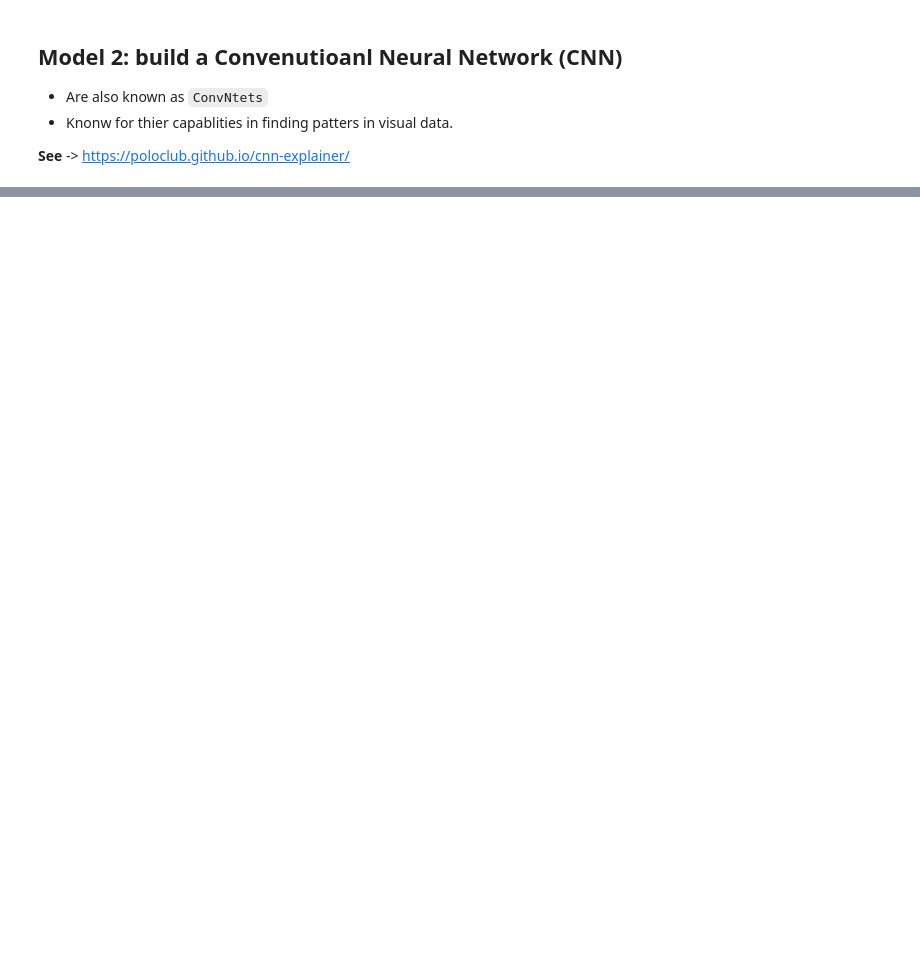
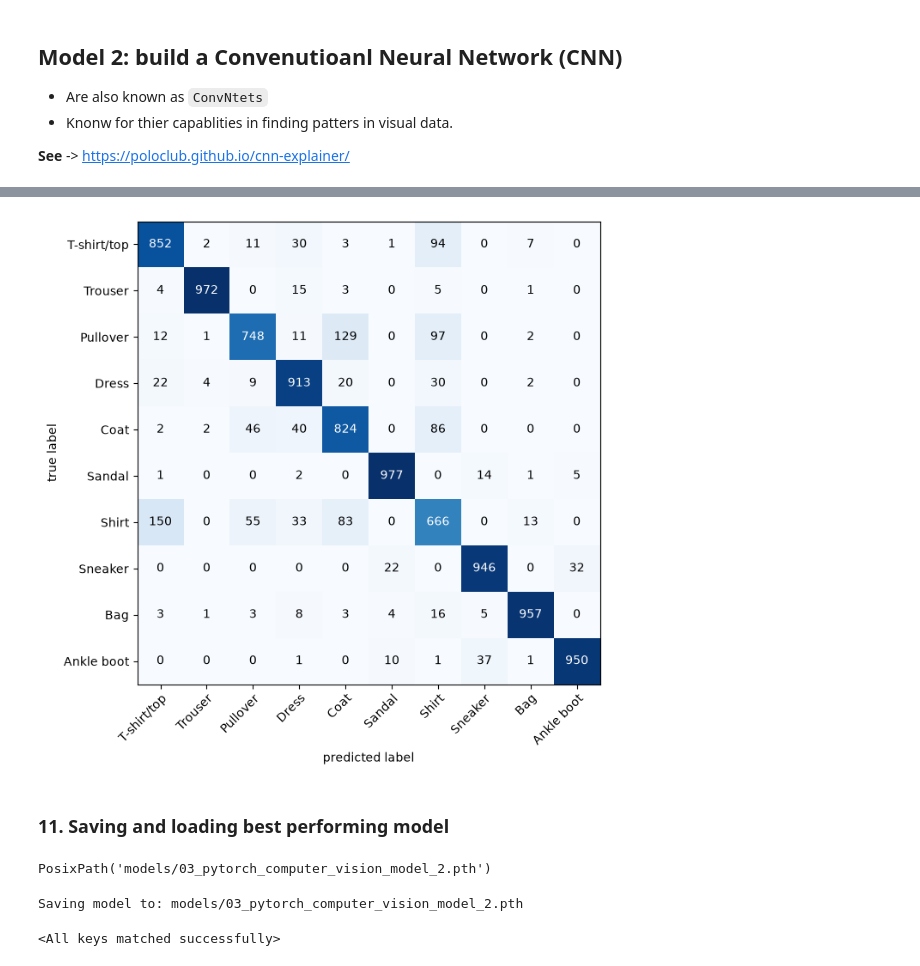
Before and after one commit to SarahAbuirmeileh/PyTorch_Learning, a Jupyter notebook: notebooks/learning/03_PyTorch_Computer_Vision.ipynb, the cells around one changed output, grey strips where cells are left out. Drawn from its saved outputs; the diff is of its cells as text; code cells hidden in the pictures; blank space fills up the shorter version.

```diff
--- a/notebooks/learning/03_PyTorch_Computer_Vision.ipynb
+++ b/notebooks/learning/03_PyTorch_Computer_Vision.ipynb
@@ -954,0 +1033,8 @@ model_2 = FashionMNISTModelV2(input_shape=1, # The number of channeles in out im
+# %%
+### 7.3 setup a loss fun and optimizer
+
+loss_fn = nn.CrossEntropyLoss()
+optimizer = optim.SGD(model_2.parameters(),
+                      lr=0.1)
+
+accuracy_fn = Accuracy(task="multiclass", num_classes=len(class_names)).to(device)
@@ -954,0 +1316,18 @@ model_2 = FashionMNISTModelV2(input_shape=1, # The number of channeles in out im
+# %%
+from tqdm.auto import tqdm
+
+# 1. Make a prediction with the trained model
+y_preds=[]
+model_2.eval()
+with torch.inference_mode():
+  for X, y in tqdm(test_dataloader, desc="Making predictions"):
+    X, y = X.to(device), y.to(device)
+    y_logits = model_2(X)
+    y_pred = torch.softmax(y_logits, dim=1).argmax(dim=1)
+    y_preds.append(y_pred.cpu())
+
+# Concatenate our predictions list into tensor
+print(y_preds)
+y_preds = torch.cat(y_preds)
+y_preds
+#
@@ -954,0 +1382,54 @@ model_2 = FashionMNISTModelV2(input_shape=1, # The number of channeles in out im
+# %%
+from torchmetrics import ConfusionMatrix
+from mlxtend.plotting import plot_confusion_matrix
+
+# 1. setuo confusin matric and compare predictions to target
+conf_mat = ConfusionMatrix(task="multiclass", num_classes=len(class_names))
+conf_mat_tensor = conf_mat(preds=y_preds, target=test_data.targets) # targets->labels
+
+# conf_mat_tensor
+
+# 3. plot our confucion matrix
+fig, ax = plot_confusion_matrix(
+    conf_mat=conf_mat_tensor.numpy(), # matplotlib likes working with numpy
+    class_names=class_names,
+    figsize=(10, 7)
+)
+# %% [output]
+[figure, added]
+# %% [markdown]
+### 11. Saving and loading best performing model
+# %%
+from pathlib import Path
+
+# Create model dictory path
+MODEL_PATH = Path("models")
+MODEL_PATH.mkdir(parents=True,
+                 exist_ok=True)
+
+# Create model save
+MODEL_NAME = "03_pytorch_computer_vision_model_2.pth"
+MODEL_SAVE_PATH = MODEL_PATH / MODEL_NAME
+
+MODEL_SAVE_PATH
+# %% [output]
+PosixPath('models/03_pytorch_computer_vision_model_2.pth')
+# %%
+# Save the model state dict
+print(f"Saving model to: {MODEL_SAVE_PATH}")
+torch.save(obj=model_2.state_dict(),
+           f=MODEL_SAVE_PATH)
+# %% [output]
+Saving model to: models/03_pytorch_computer_vision_model_2.pth
+# %%
+ # Create a new instance
+
+torch.manual_seed(RANDOM_SEED)
+
+loaded_model_2 = FashionMNISTModelV2(input_shape=1,
+                                     hidden_units=10,
+                                     output_shape=len(class_names))
+
+loaded_model_2.load_state_dict(torch.load(MODEL_SAVE_PATH))
+# %% [output]
+<All keys matched successfully>
```
Also changed, not shown: parts of 47 cells of this notebook.
